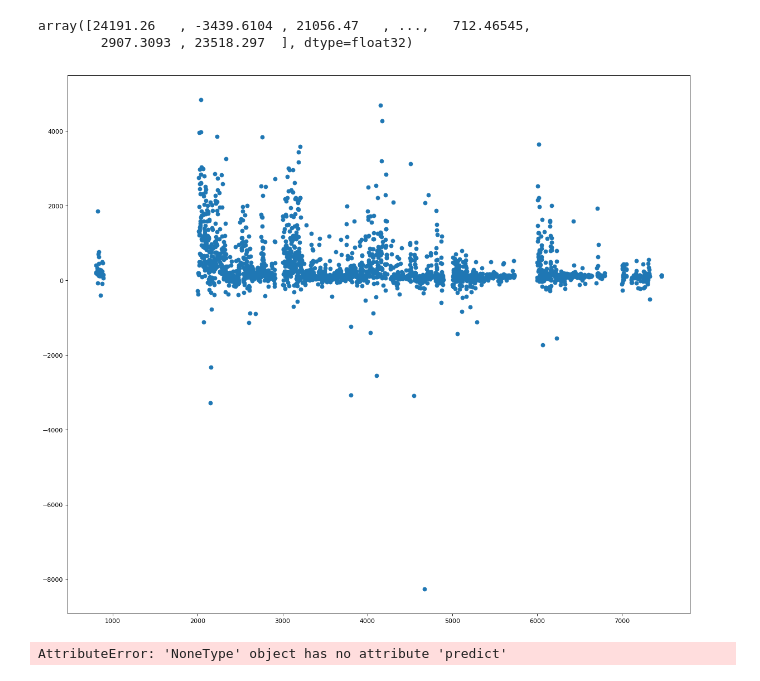
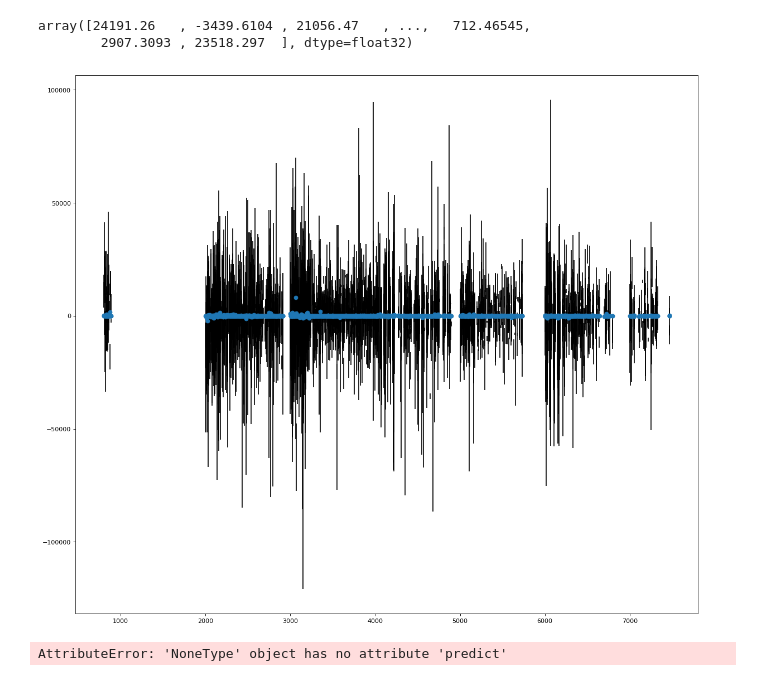
Before and after one commit to pmRed/ATO-Datacenter-Planning-GovHack-2018, a Jupyter notebook: machine_learning/model.ipynb, the cells around one changed output. Saved outputs shown, nothing was run; the diff lists cells and outputs as text; code cells hidden in the pictures.

```diff
--- a/machine_learning/model.ipynb
+++ b/machine_learning/model.ipynb
@@ -249,14 +249,17 @@ df_ez0_sml
 # %% [markdown]
 # Processing EZ2
 # %%
-df_ez2 = pd.read_csv('./govhack2018-EZ2/munging/ez2munge_0_ato_only.csv')
+df_ez2 = pd.read_csv('./govhack2018-EZ2/munging/ez2munge_0.csv')
+# %%
+x_cols_set = set(list(df_ez2.columns))
+x_cols = list(x_cols_set.difference(set(['Individuals1','Postcode','Count','Postcode'])))
+x_cols.insert(0,'Count')
 # %%
 # Convert to Postcode, x_data, y_data
 ez2_postcode = df_ez2['Postcode'].values
 
 # Set input and target columns and separate dataframes
-df_ez2_xdata = df_ez2[['Count','Net tax','Taxable income or loss1 ',
-                       'Net rent','Net capital gain','Total income or loss','Total deductions','Salary or wages','Medicare levy','Medicare levy surcharge','Total work related expenses','Gifts or donations','HELP assessment debt2']]
+df_ez2_xdata = df_ez2[x_cols]
 df_ez2_ydata = df_ez2['Individuals1']
 # %% [markdown]
 ### Build model
@@ -430,11 +432,11 @@ array([24191.26   , -3439.6104 , 21056.47   , ...,   712.46545,
 # %%
 fig=plt.figure(figsize=(18, 16), dpi= 80, facecolor='w', edgecolor='k')
 #plt.scatter(ez2_postcode, y)
-#plt.errorbar(ez2_postcode, y_pred, yerr=[y_pred_u, y_pred_l],fmt='o', ecolor='k',capthick=1)
-plt.scatter(ez2_postcode, y_pred)
+plt.errorbar(ez2_postcode, y_pred, yerr=[y_pred+y_pred_u+y, y_pred+y_pred_l+y],fmt='o', ecolor='k',capthick=1)
+#plt.scatter(ez2_postcode, y_pred)
 plt.show()
 # %% [output]
-[figure, old version]
+[figure, new version]
 # %%
 xgb_quant_l.score(X,y)
 # %% [output]
```
Also changed, not shown: parts of 12 cells of this notebook, 4 other files.
